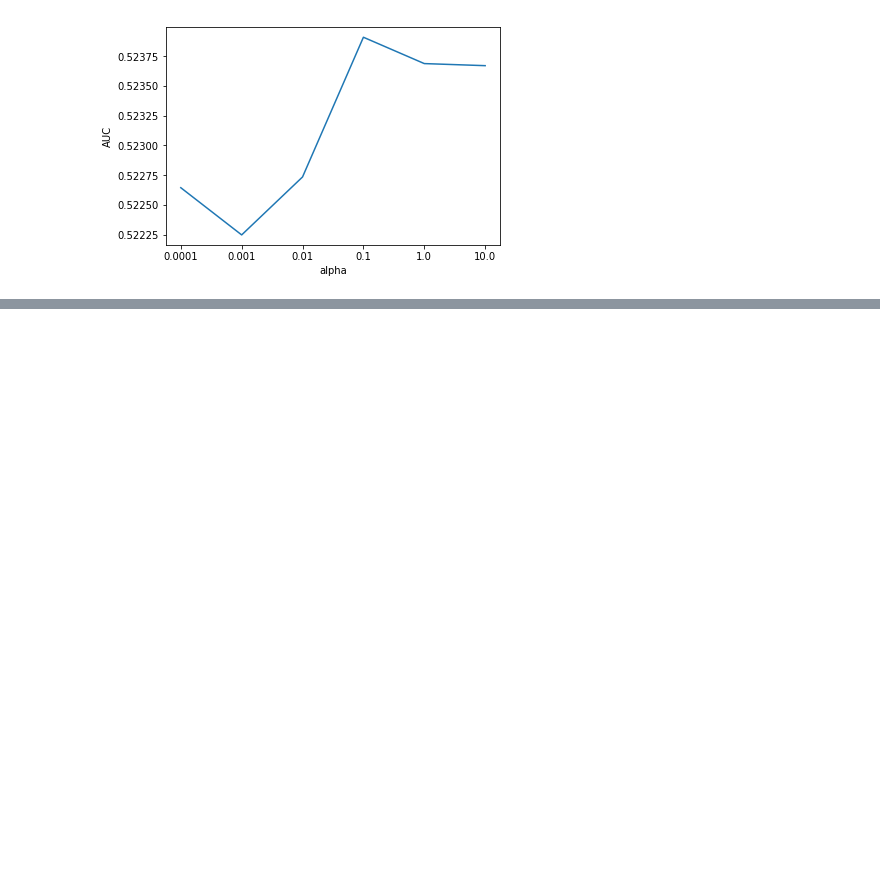
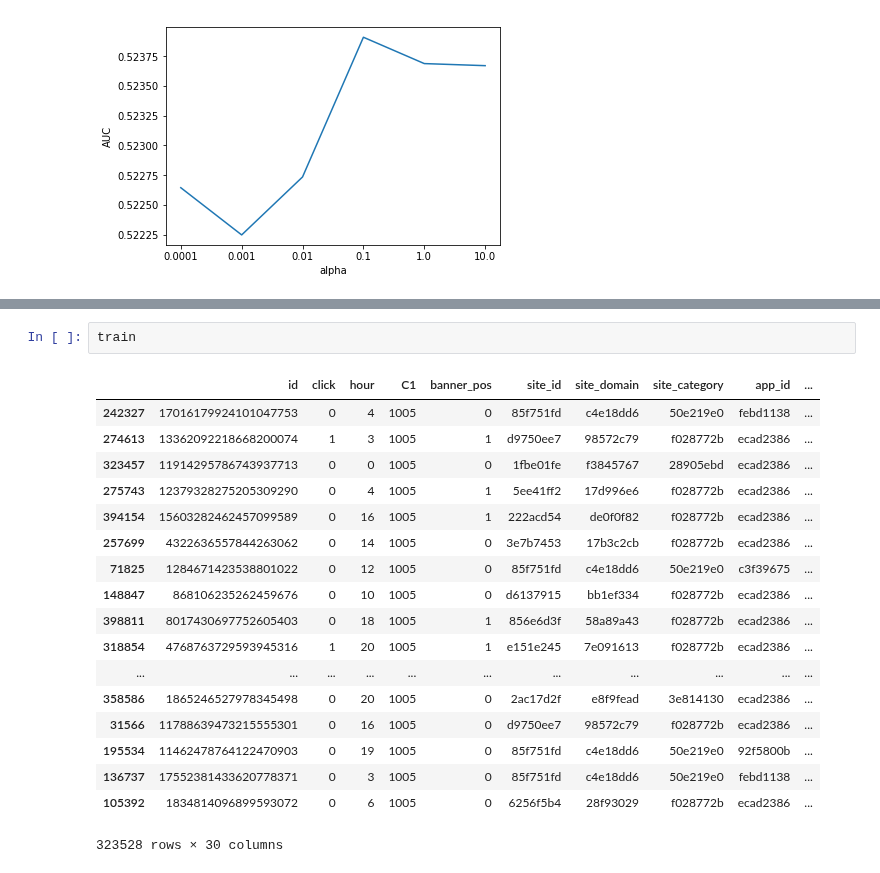
Before and after one commit to kanalyzers/ad_optimization, a Jupyter notebook: notebooks/julia_book.ipynb, the cells around one changed output, grey strips where cells are left out. Drawn from its saved outputs; the diff is of its cells as text; blank space fills up the shorter version.

```diff
--- a/notebooks/julia_book.ipynb
+++ b/notebooks/julia_book.ipynb
@@ -870,0 +1042,21 @@ plt.show()
+# %%
+train
+# %% [output]
+|  | id | click | hour | C1 | banner_pos | site_id | site_domain | site_category | app_id | ... |
+| 242327 | 17016179924101047753 | 0 | 4 | 1005 | 0 | 85f751fd | c4e18dd6 | 50e219e0 | febd1138 | ... |
+| 274613 | 13362092218668200074 | 1 | 3 | 1005 | 1 | d9750ee7 | 98572c79 | f028772b | ecad2386 | ... |
+| 323457 | 11914295786743937713 | 0 | 0 | 1005 | 0 | 1fbe01fe | f3845767 | 28905ebd | ecad2386 | ... |
+| 275743 | 12379328275205309290 | 0 | 4 | 1005 | 1 | 5ee41ff2 | 17d996e6 | f028772b | ecad2386 | ... |
+| 394154 | 15603282462457099589 | 0 | 16 | 1005 | 1 | 222acd54 | de0f0f82 | f028772b | ecad2386 | ... |
+| 257699 | 4322636557844263062 | 0 | 14 | 1005 | 0 | 3e7b7453 | 17b3c2cb | f028772b | ecad2386 | ... |
+| 71825 | 1284671423538801022 | 0 | 12 | 1005 | 0 | 85f751fd | c4e18dd6 | 50e219e0 | c3f39675 | ... |
+| 148847 | 868106235262459676 | 0 | 10 | 1005 | 0 | d6137915 | bb1ef334 | f028772b | ecad2386 | ... |
+| 398811 | 8017430697752605403 | 0 | 18 | 1005 | 1 | 856e6d3f | 58a89a43 | f028772b | ecad2386 | ... |
+| 318854 | 4768763729593945316 | 1 | 20 | 1005 | 1 | e151e245 | 7e091613 | f028772b | ecad2386 | ... |
+| ... | ... | ... | ... | ... | ... | ... | ... | ... | ... | ... |
+| 358586 | 1865246527978345498 | 0 | 20 | 1005 | 0 | 2ac17d2f | e8f9fead | 3e814130 | ecad2386 | ... |
+| 31566 | 11788639473215555301 | 0 | 16 | 1005 | 0 | d9750ee7 | 98572c79 | f028772b | ecad2386 | ... |
+| 195534 | 11462478764122470903 | 0 | 19 | 1005 | 0 | 85f751fd | c4e18dd6 | 50e219e0 | 92f5800b | ... |
+| 136737 | 17552381433620778371 | 0 | 3 | 1005 | 0 | 85f751fd | c4e18dd6 | 50e219e0 | febd1138 | ... |
+| 105392 | 1834814096899593072 | 0 | 6 | 1005 | 0 | 6256f5b4 | 28f93029 | f028772b | ecad2386 | ... |
+323528 rows × 30 columns
```
Also changed, not shown: parts of 15 cells of this notebook.
